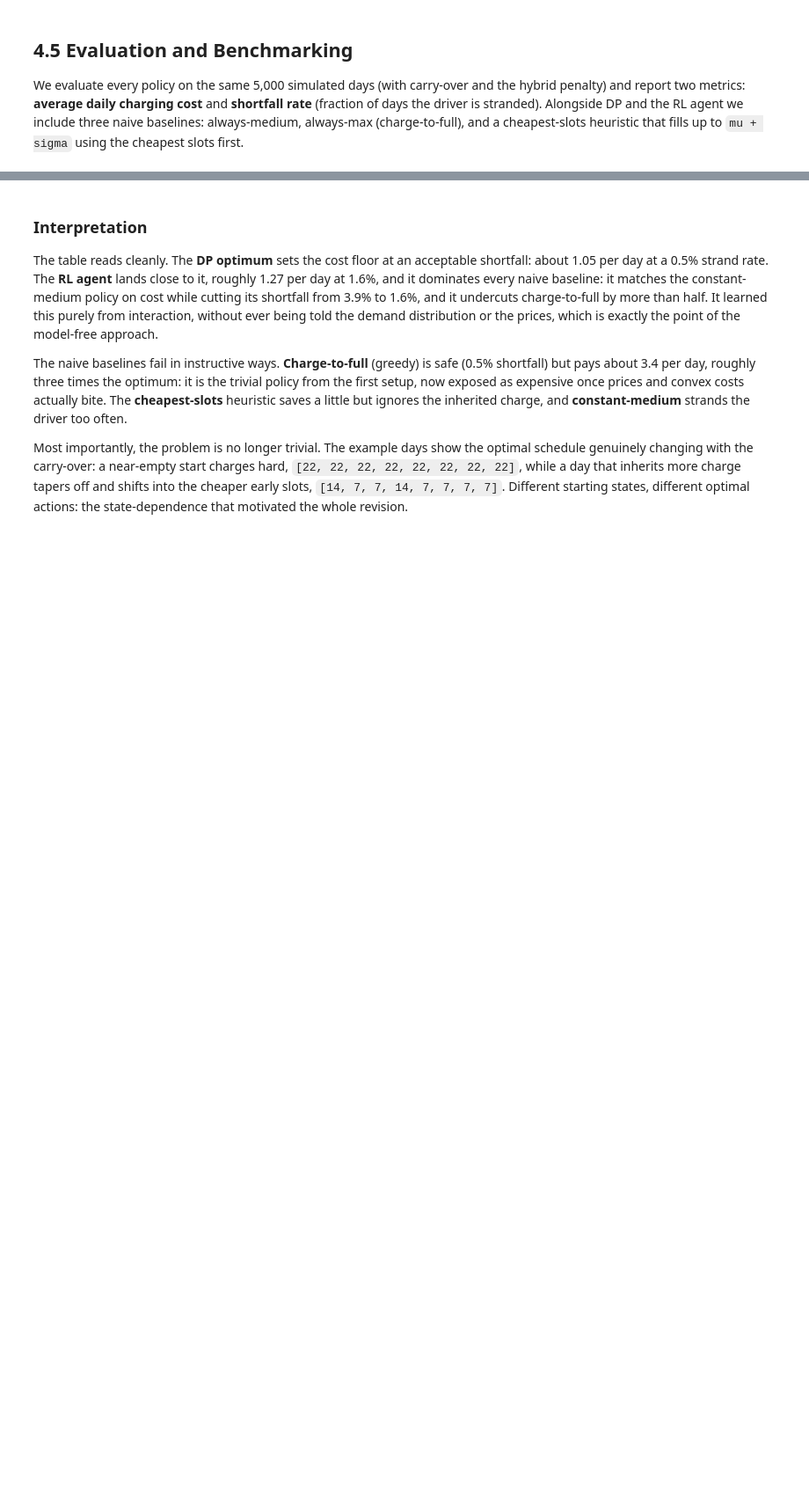
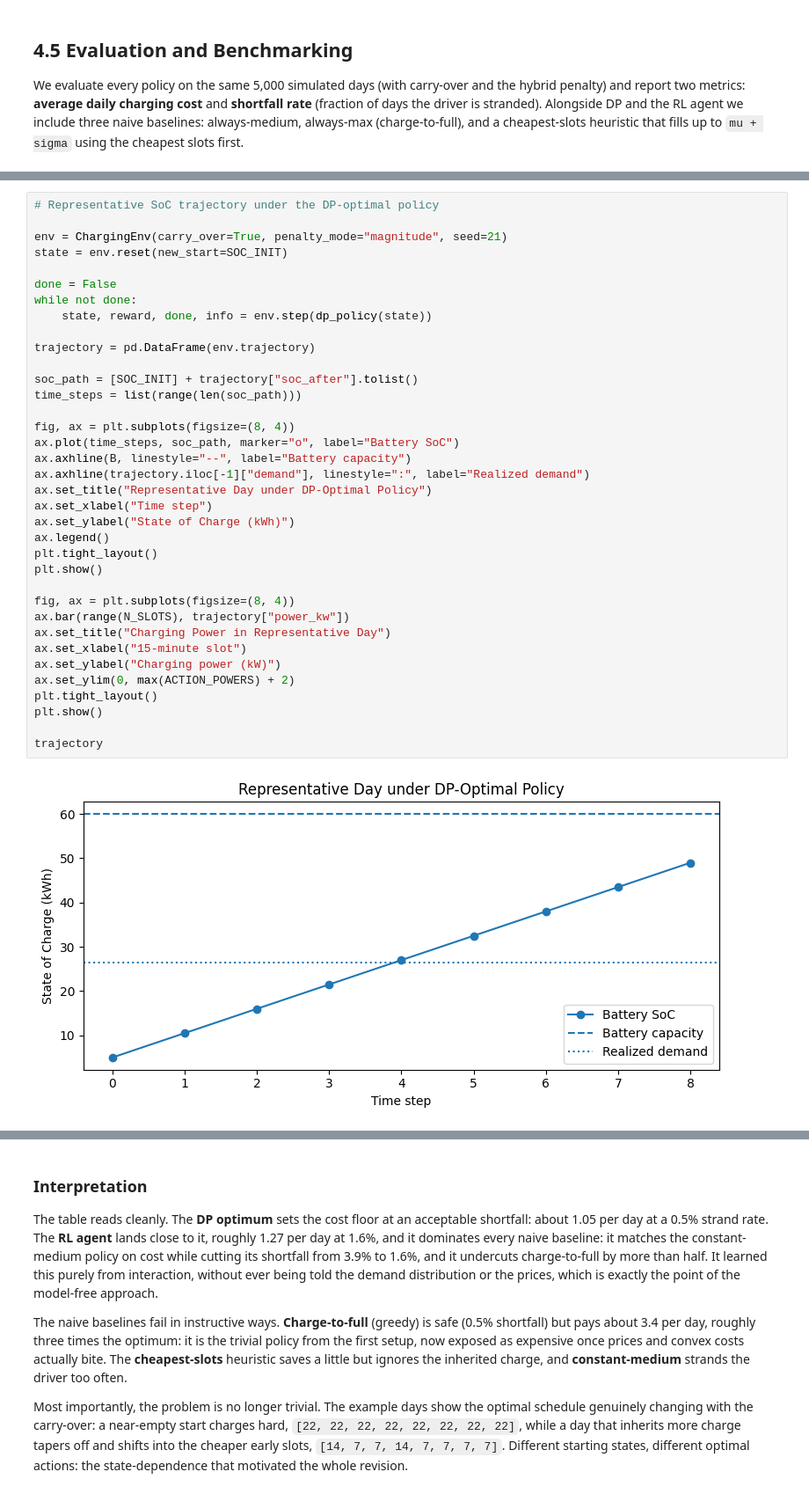
Before and after one commit to mariusmeurer/AAA-assignment, a Jupyter notebook: personal_marius/task4_reworked2.ipynb, the cells around one changed output, grey strips where cells are left out. Shown at 88% size. Cells and saved outputs as stored; diff of their text form; blank space fills up the shorter version.

```diff
--- a/personal_marius/task4_reworked2.ipynb
+++ b/personal_marius/task4_reworked2.ipynb
@@ -607,0 +714,38 @@ for day in range(4):
+# %%
+# Representative SoC trajectory under the DP-optimal policy
+
+env = ChargingEnv(carry_over=True, penalty_mode="magnitude", seed=21)
+state = env.reset(new_start=SOC_INIT)
+
+done = False
+while not done:
+    state, reward, done, info = env.step(dp_policy(state))
+
+trajectory = pd.DataFrame(env.trajectory)
+
+soc_path = [SOC_INIT] + trajectory["soc_after"].tolist()
+time_steps = list(range(len(soc_path)))
+
+fig, ax = plt.subplots(figsize=(8, 4))
+ax.plot(time_steps, soc_path, marker="o", label="Battery SoC")
+ax.axhline(B, linestyle="--", label="Battery capacity")
+ax.axhline(trajectory.iloc[-1]["demand"], linestyle=":", label="Realized demand")
+ax.set_title("Representative Day under DP-Optimal Policy")
+ax.set_xlabel("Time step")
+ax.set_ylabel("State of Charge (kWh)")
+ax.legend()
+plt.tight_layout()
+plt.show()
+
+fig, ax = plt.subplots(figsize=(8, 4))
+ax.bar(range(N_SLOTS), trajectory["power_kw"])
+ax.set_title("Charging Power in Representative Day")
+ax.set_xlabel("15-minute slot")
+ax.set_ylabel("Charging power (kW)")
+ax.set_ylim(0, max(ACTION_POWERS) + 2)
+plt.tight_layout()
+plt.show()
+
+trajectory
+# %% [output]
+[figure, added]
```
Also changed, not shown: parts of 20 cells of this notebook.
